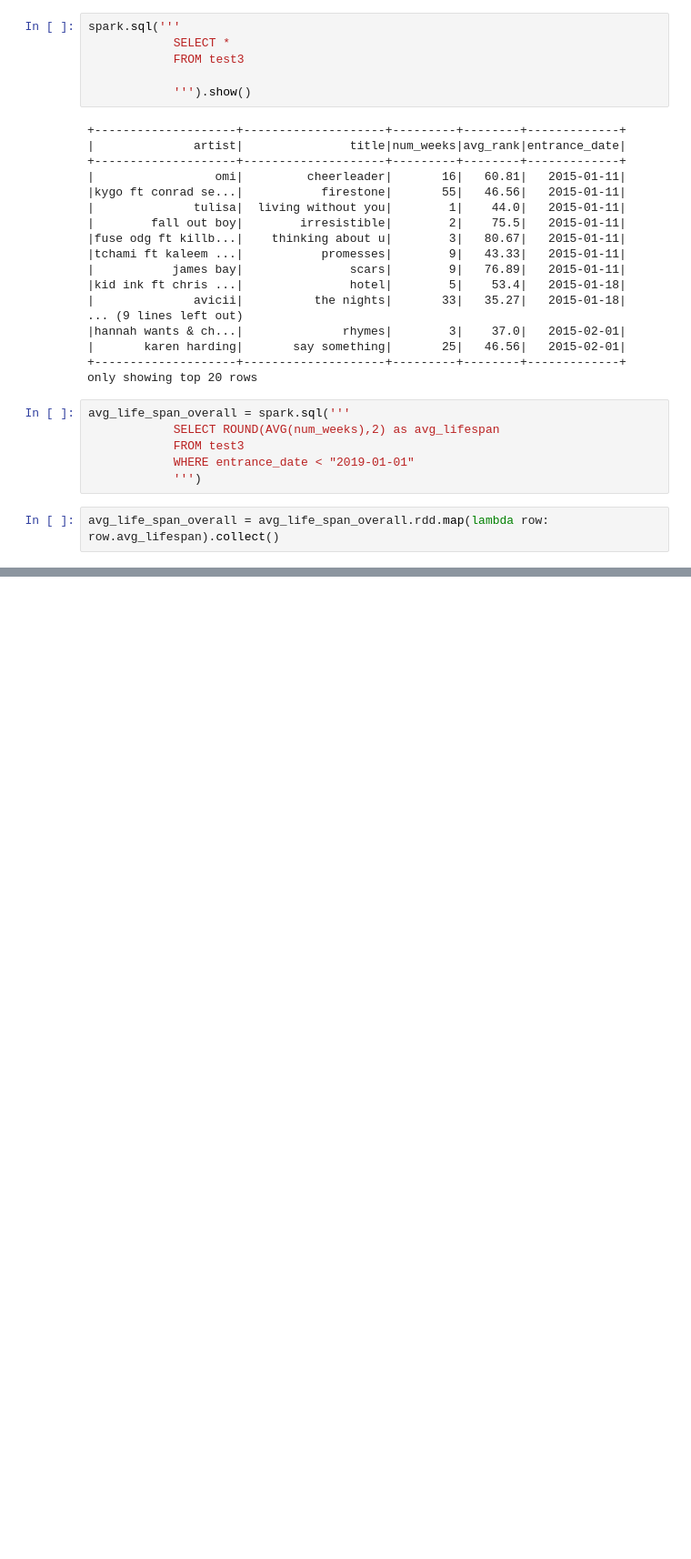
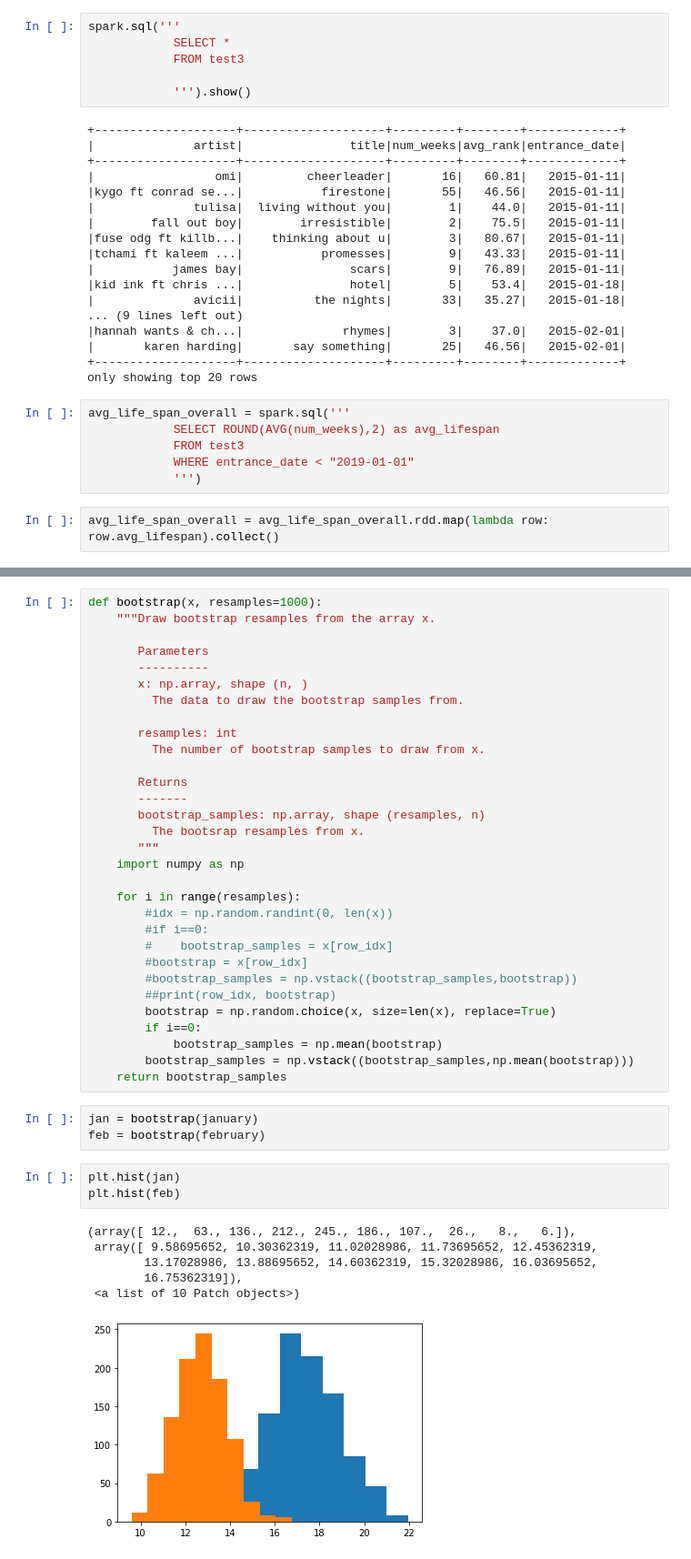
Before and after one commit to virsagothethird/UK-Top-100-Songs, a Jupyter notebook: uk100-Copy1.ipynb, the cells around one changed output, grey strips where cells are left out. Shown at 91% size. Drawn from its saved outputs; the diff is of its cells as text; blank space fills up the shorter version.

```diff
--- a/uk100-Copy1.ipynb
+++ b/uk100-Copy1.ipynb
@@ -1143,0 +1177,44 @@ import scipy.stats as stats
+# %%
+def bootstrap(x, resamples=1000):
+    """Draw bootstrap resamples from the array x.
+
+       Parameters
+       ----------
+       x: np.array, shape (n, )
+         The data to draw the bootstrap samples from.
+
+       resamples: int
+         The number of bootstrap samples to draw from x.
+
+       Returns
+       -------
+       bootstrap_samples: np.array, shape (resamples, n)
+         The bootsrap resamples from x.
+       """
+    import numpy as np
+
+    for i in range(resamples):
+        #idx = np.random.randint(0, len(x))
+        #if i==0:
+        #    bootstrap_samples = x[row_idx]
+        #bootstrap = x[row_idx]
+        #bootstrap_samples = np.vstack((bootstrap_samples,bootstrap))
+        ##print(row_idx, bootstrap)
+        bootstrap = np.random.choice(x, size=len(x), replace=True)
+        if i==0:
+            bootstrap_samples = np.mean(bootstrap)
+        bootstrap_samples = np.vstack((bootstrap_samples,np.mean(bootstrap)))
+    return bootstrap_samples
+# %%
+jan = bootstrap(january)
+feb = bootstrap(february)
+# %%
+plt.hist(jan)
+plt.hist(feb)
+# %% [output]
+(array([ 12.,  63., 136., 212., 245., 186., 107.,  26.,   8.,   6.]),
+ array([ 9.58695652, 10.30362319, 11.02028986, 11.73695652, 12.45362319,
+        13.17028986, 13.88695652, 14.60362319, 15.32028986, 16.03695652,
+        16.75362319]),
+ <a list of 10 Patch objects>)
+[figure, added]
```
Also changed, not shown: parts of 7 cells of this notebook.
